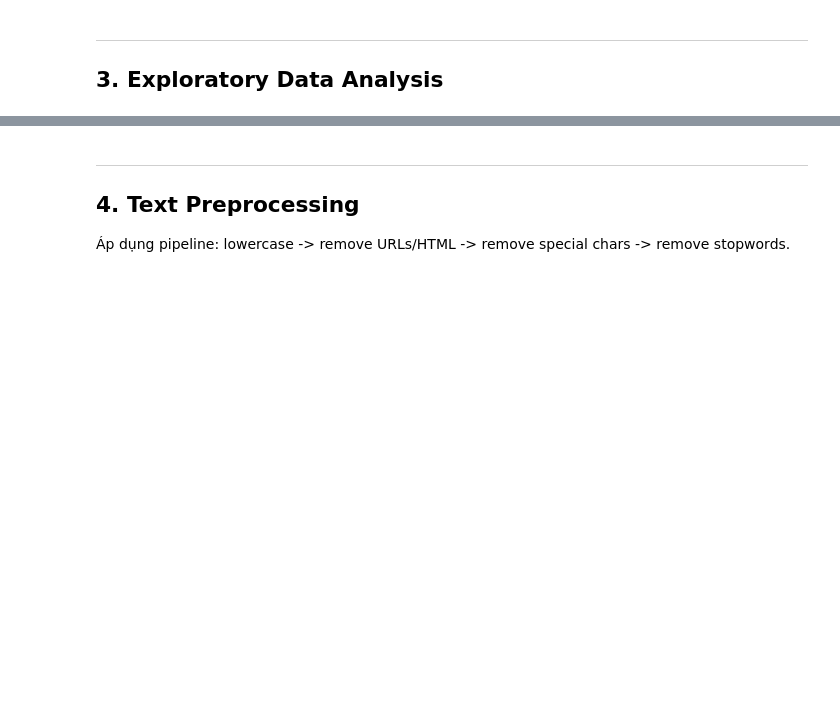
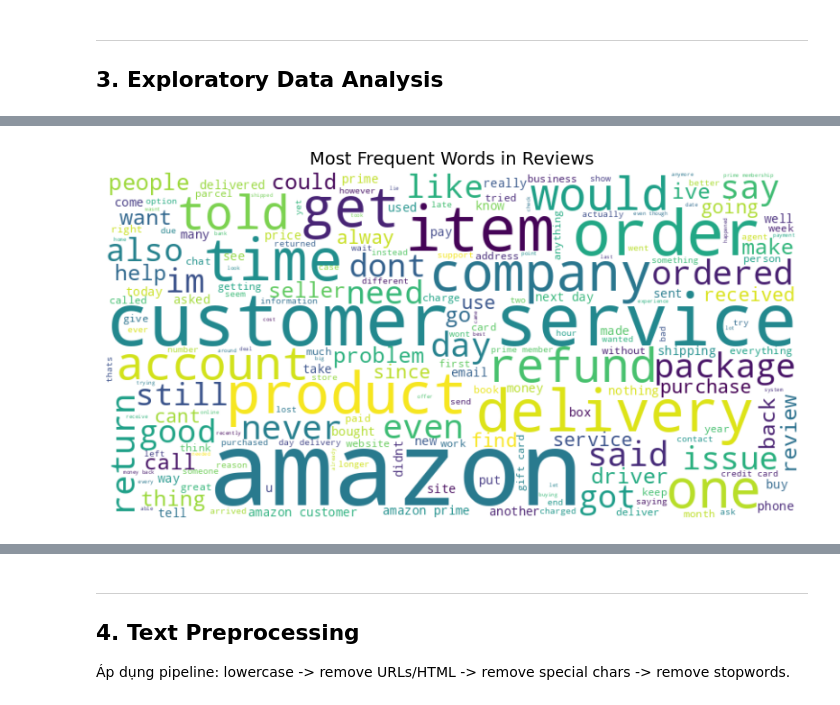
Before and after one commit to Duyduide/sentiment-analysis-ml, a Jupyter notebook: notebooks/ML_assignment.ipynb, the cells around one changed output, grey strips where cells are left out. Saved outputs shown, nothing was run; the diff lists cells and outputs as text; code cells hidden in the pictures; blank space fills up the shorter version.

```diff
--- a/notebooks/ML_assignment.ipynb
+++ b/notebooks/ML_assignment.ipynb
@@ -158,22 +216,27 @@ print(f"Median length: {df['text_length'].median():.0f} words")
 # %%
 from modules.preprocessing import preprocess_pipeline
+import nltk
+
+nltk.download('punkt', quiet=True)
 
 sample_text = " ".join(
     df["Review Text"].sample(5000, random_state=42).astype(str).apply(preprocess_pipeline)
 )
 
 wordcloud = WordCloud(
     width=800, height=400,
     stopwords=STOP_WORDS,
     background_color="white",
     max_words=200,
 ).generate(sample_text)
 
 plt.figure(figsize=(12, 5))
 plt.imshow(wordcloud, interpolation="bilinear")
 plt.axis("off")
 plt.title("Most Frequent Words in Reviews", fontsize=14)
 plt.show()
+# %% [output]
+[figure, added]
 # %%
 plt.figure(figsize=(6, 4))
 sns.histplot(df["Review Count"], bins=30, log_scale=True)
```
Also changed, not shown: parts of 18 cells of this notebook.
